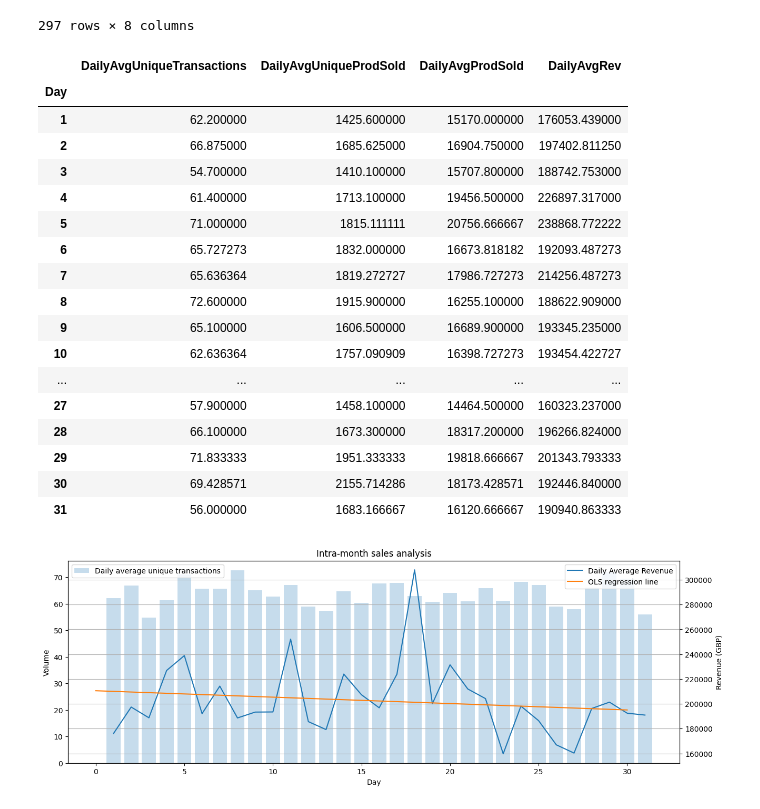
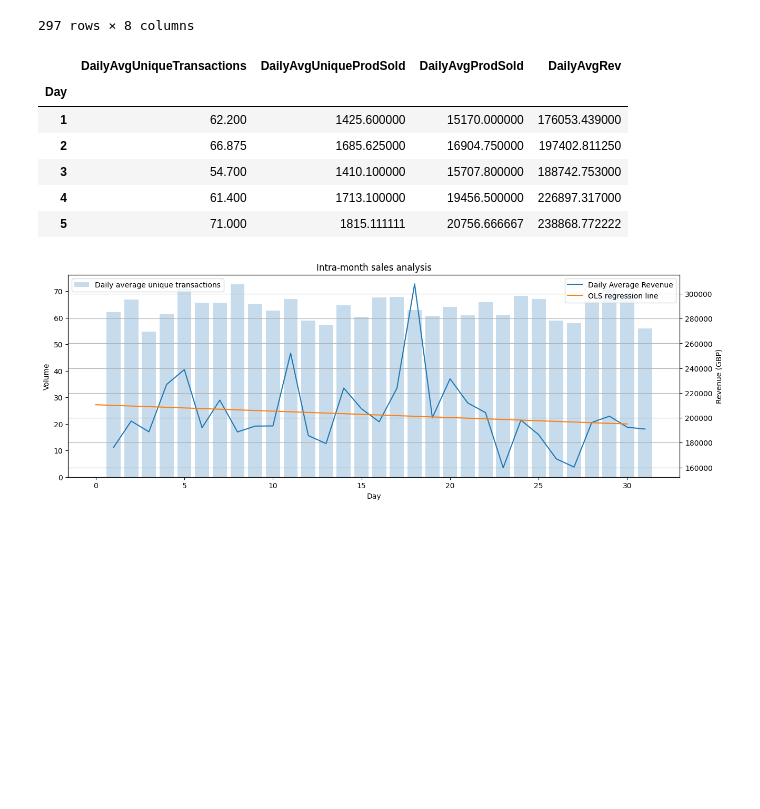
Before and after one commit to antobzzll/Analytics-Portfolio, a Jupyter notebook: Business Analytics/Market Basket Analysis/e-commerce-analytics.ipynb, the cells around one changed output. Cells and saved outputs as stored; diff of their text form; code cells hidden in the pictures; blank space fills up the shorter version.

```diff
--- a/Business Analytics/Market Basket Analysis/e-commerce-analytics.ipynb
+++ b/Business Analytics/Market Basket Analysis/e-commerce-analytics.ipynb
@@ -263,27 +272,16 @@ bydate
 # %%
 byday = bydate.groupby('Day')[['UniqueTransactions', 'UniqueProdSold', 'ProdSold', 'Revenue']].mean()
 byday.columns = ['DailyAvgUniqueTransactions', 'DailyAvgUniqueProdSold', 'DailyAvgProdSold', 'DailyAvgRev']
 byday = byday.sort_index()
-byday
+byday.head()
 # %% [output]
 |  | DailyAvgUniqueTransactions | DailyAvgUniqueProdSold | DailyAvgProdSold | DailyAvgRev |
 | Day |  |  |  |  |
-| 1 | 62.200000 | 1425.600000 | 15170.000000 | 176053.439000 |
-| 2 | 66.875000 | 1685.625000 | 16904.750000 | 197402.811250 |
-| 3 | 54.700000 | 1410.100000 | 15707.800000 | 188742.753000 |
-| 4 | 61.400000 | 1713.100000 | 19456.500000 | 226897.317000 |
-| 5 | 71.000000 | 1815.111111 | 20756.666667 | 238868.772222 |
-| 6 | 65.727273 | 1832.000000 | 16673.818182 | 192093.487273 |
-| 7 | 65.636364 | 1819.272727 | 17986.727273 | 214256.487273 |
-| 8 | 72.600000 | 1915.900000 | 16255.100000 | 188622.909000 |
-| 9 | 65.100000 | 1606.500000 | 16689.900000 | 193345.235000 |
-| 10 | 62.636364 | 1757.090909 | 16398.727273 | 193454.422727 |
-| ... | ... | ... | ... | ... |
-| 27 | 57.900000 | 1458.100000 | 14464.500000 | 160323.237000 |
-| 28 | 66.100000 | 1673.300000 | 18317.200000 | 196266.824000 |
-| 29 | 71.833333 | 1951.333333 | 19818.666667 | 201343.793333 |
-| 30 | 69.428571 | 2155.714286 | 18173.428571 | 192446.840000 |
-| 31 | 56.000000 | 1683.166667 | 16120.666667 | 190940.863333 |
+| 1 | 62.200 | 1425.600000 | 15170.000000 | 176053.439000 |
+| 2 | 66.875 | 1685.625000 | 16904.750000 | 197402.811250 |
+| 3 | 54.700 | 1410.100000 | 15707.800000 | 188742.753000 |
+| 4 | 61.400 | 1713.100000 | 19456.500000 | 226897.317000 |
+| 5 | 71.000 | 1815.111111 | 20756.666667 | 238868.772222 |
 # %%
 rev_coefficients = np.polyfit(byday.index.values, byday['DailyAvgRev'].values, 1)
 rev_regression_line = np.poly1d(rev_coefficients)
```
Also changed, not shown: parts of 13 cells of this notebook.
